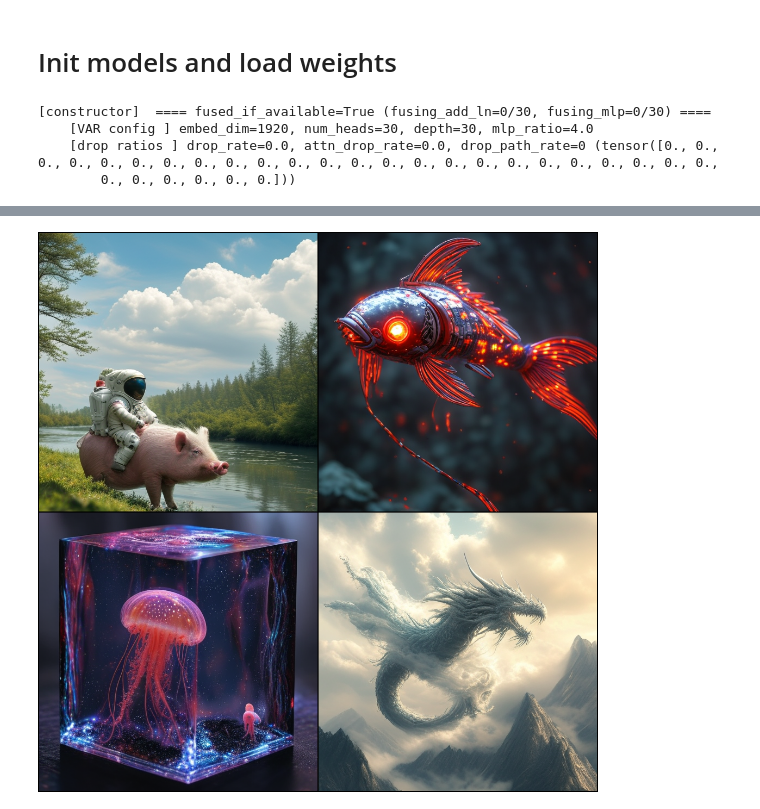
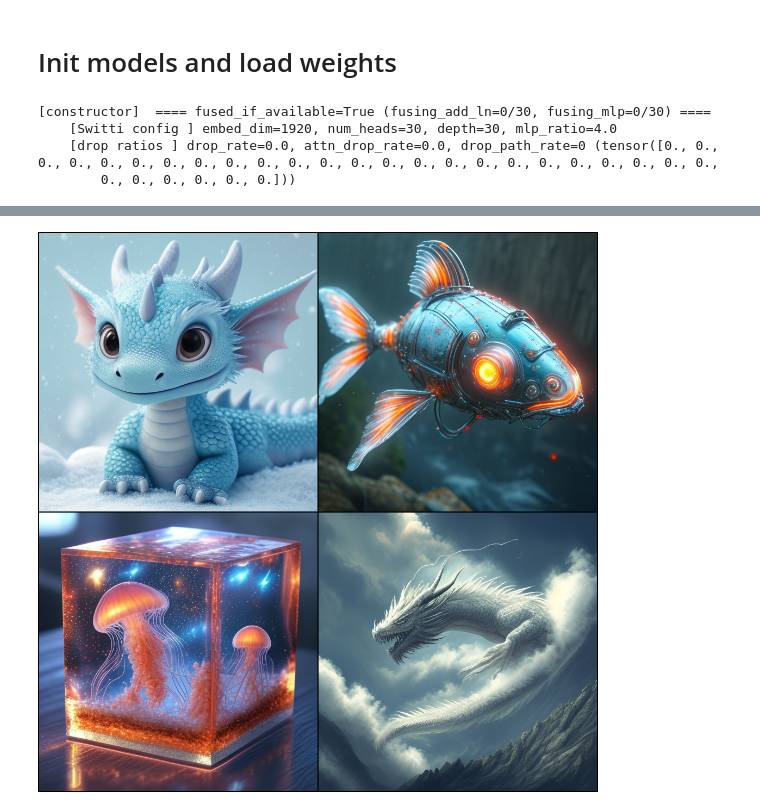
Before and after one commit to yandex-research/switti, a Jupyter notebook: inference_example.ipynb, the cells around one changed output, grey strips where cells are left out. Cells and saved outputs as stored; diff of their text form; code cells hidden in the pictures.

```diff
--- a/inference_example.ipynb
+++ b/inference_example.ipynb
@@ -7,65 +3,37 @@ switti_state_dict_path = "model_state_dict.pt"
 # %%
 import torch
 
-from models import VAR, VQVAE, TVARPipeline, FrozenCLIPEmbedder
-from utils.arg_util import RESOLUTION_PATCH_NUMS_MAPPING
+from models import SwittiPipeline
 
-resolution = 512
 device = 'cuda:0'
 
-patch_nums = tuple((int(x) for x in RESOLUTION_PATCH_NUMS_MAPPING[resolution].split('_')))
-vae = VQVAE(v_patch_nums=patch_nums).to(device, torch.bfloat16)
-vae.load_state_dict(torch.load(vae_ckpt_path, map_location='cpu'),
-                    strict=True,
-                   )
-heads = depth = 30
-width = depth * 64
-
-var = VAR(
-    depth=depth,
-    embed_dim=width,
-    num_heads=heads,
-    attn_l2_norm=True,
-    patch_nums=patch_nums,
-    rope=True,
-    rope_theta=10000,
-    rope_size=128,
-    use_swiglu_ffn=True,
-    use_ar=False,
-).to(device, torch.bfloat16)
-var.load_state_dict(torch.load(switti_state_dict_path, map_location='cpu'),
-                    strict=True,
-                   )
-
-text_encoder_path = "openai/clip-vit-large-patch14"
-text_encoder_2_path = "laion/CLIP-ViT-bigG-14-laion2B-39B-b160k"
-text_encoder = FrozenCLIPEmbedder(text_encoder_path, device).to(torch.bfloat16)
-text_encoder_2 = FrozenCLIPEmbedder(text_encoder_2_path, device).to(torch.bfloat16)
-pipe = TVARPipeline(var, vae, text_encoder, text_encoder_2, device)
+model_path = "yresearch/Switti"
+pipe = SwittiPipeline.from_pretrained(model_path, device=device, torch_dtype=torch.bfloat16)
 # %% [output]
 [constructor]  ==== fused_if_available=True (fusing_add_ln=0/30, fusing_mlp=0/30) ====
-    [VAR config ] embed_dim=1920, num_heads=30, depth=30, mlp_ratio=4.0
+    [Switti config ] embed_dim=1920, num_heads=30, depth=30, mlp_ratio=4.0
     [drop ratios ] drop_rate=0.0, attn_drop_rate=0.0, drop_path_rate=0 (tensor([0., 0., 0., 0., 0., 0., 0., 0., 0., 0., 0., 0., 0., 0., 0., 0., 0., 0., 0., 0., 0., 0., 0., 0.,
         0., 0., 0., 0., 0., 0.]))
 # %%
 from torchvision.utils import make_grid
 from calculate_metrics import to_PIL_image
-import time
 
-prompts = ["an astronaut rides a pig through in the forest. next to a river, with clouds in the sky",
+prompts = ["Cute winter dragon baby, kawaii, Pixar, ultra detailed, glacial background, extremely realistic",
            "flying robot koi fish with armour plating, neon glowing eyes and wiring, 4k, unreal engine, marvel comics style",
            "sci-fi cosmic diarama of a quasar and jellyfish in a resin cube, volumetric lighting, high resolution, hdr, sharpen, Photorealism",
            "A cloud dragon flying over mountains, its body swirling with the wind.",
           ]
 images = pipe(prompts,
-              cfg=4.0,
-              top_k=600,
+              cfg=6.0,
+              top_k=400,
               top_p=0.95,
               more_smooth=True,
               return_pil=False,
               smooth_start_si=2,
+              turn_on_cfg_start_si=2,
               turn_off_cfg_start_si=8,
-              seed=3,
+              last_scale_temp=0.1,
+              seed=59,
              )
 to_PIL_image(make_grid([img.float() for img in images], nrow=2))
 # %% [output]
@@ -72 +46 @@ to_PIL_image(make_grid([img.float() for img in images], nrow=2))
-[figure, old version]
+[figure, new version]
```
Also changed, not shown: parts of 2 cells of this notebook.
